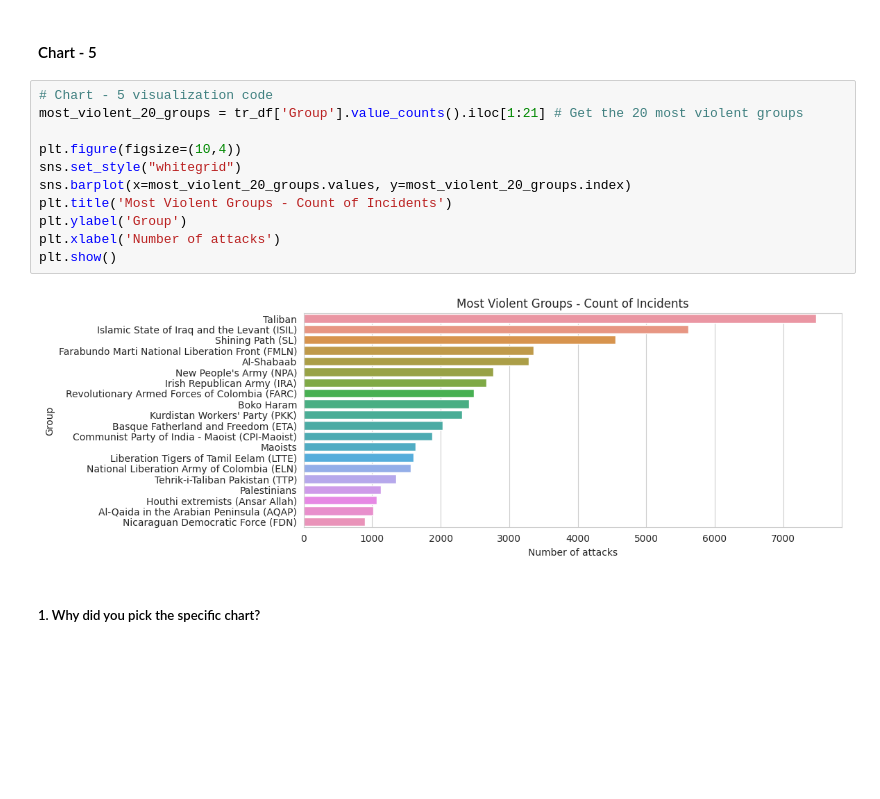
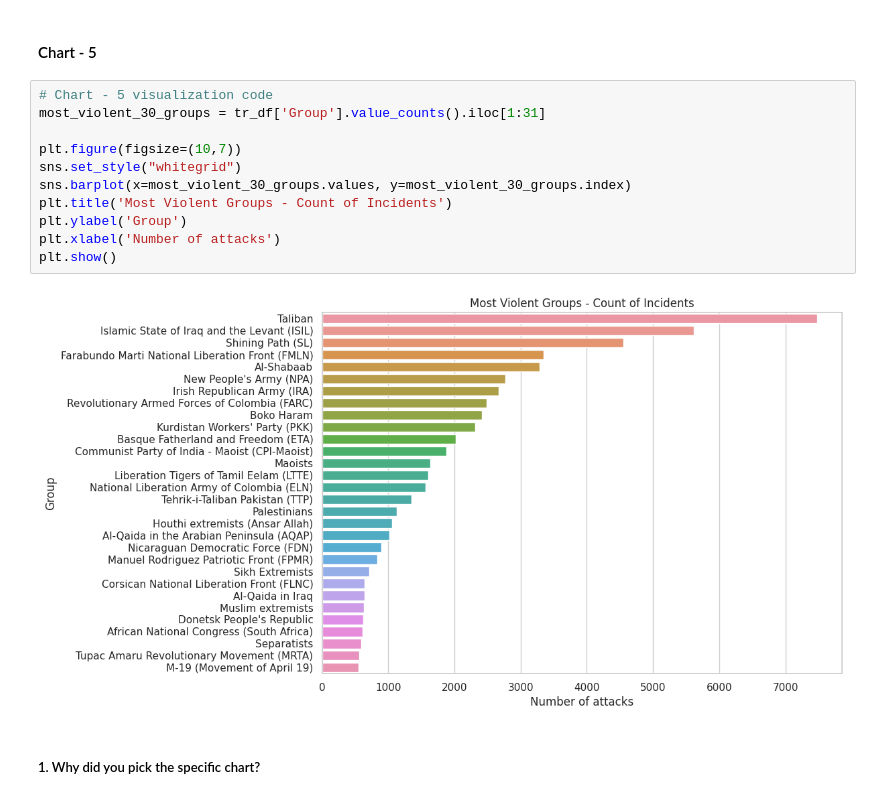
Before and after one commit to vishalrana00007/Global-Terrorism-Database-Capstone-Project, a Jupyter notebook: Global_terrorism_analysis(Capstone_project)Module_2.ipynb, the cells around one changed output. Cells and saved outputs as stored; diff of their text form; blank space fills up the shorter version.

```diff
--- a/Global_terrorism_analysis(Capstone_project)Module_2.ipynb
+++ b/Global_terrorism_analysis(Capstone_project)Module_2.ipynb
@@ -445,17 +450,17 @@ Answer Here
 #### Chart - 5
 # %%
 # Chart - 5 visualization code
-most_violent_20_groups = tr_df['Group'].value_counts().iloc[1:21] # Get the 20 most violent groups
+most_violent_30_groups = tr_df['Group'].value_counts().iloc[1:31]
 
-plt.figure(figsize=(10,4))
+plt.figure(figsize=(10,7))
 sns.set_style("whitegrid")
-sns.barplot(x=most_violent_20_groups.values, y=most_violent_20_groups.index)
+sns.barplot(x=most_violent_30_groups.values, y=most_violent_30_groups.index)
 plt.title('Most Violent Groups - Count of Incidents')
 plt.ylabel('Group')
 plt.xlabel('Number of attacks')
 plt.show()
 # %% [output]
-[figure, old version]
+[figure, new version]
 # %% [markdown]
 ##### 1. Why did you pick the specific chart?
 # %% [markdown]
```
Also changed, not shown: parts of 20 cells of this notebook.
